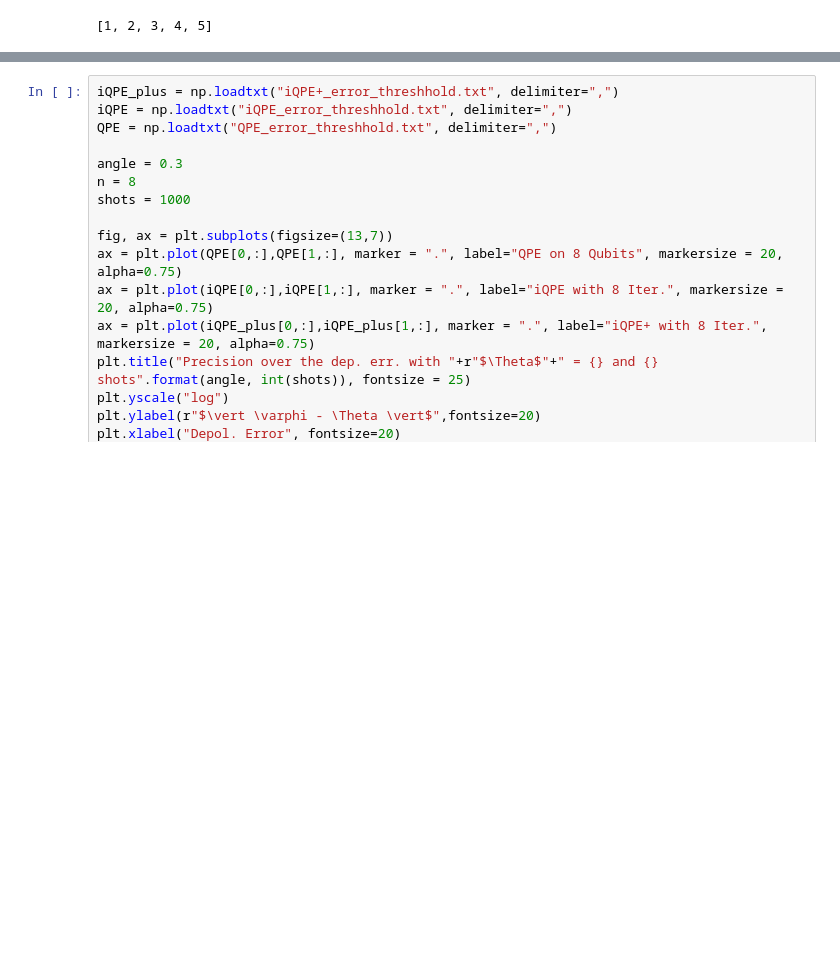
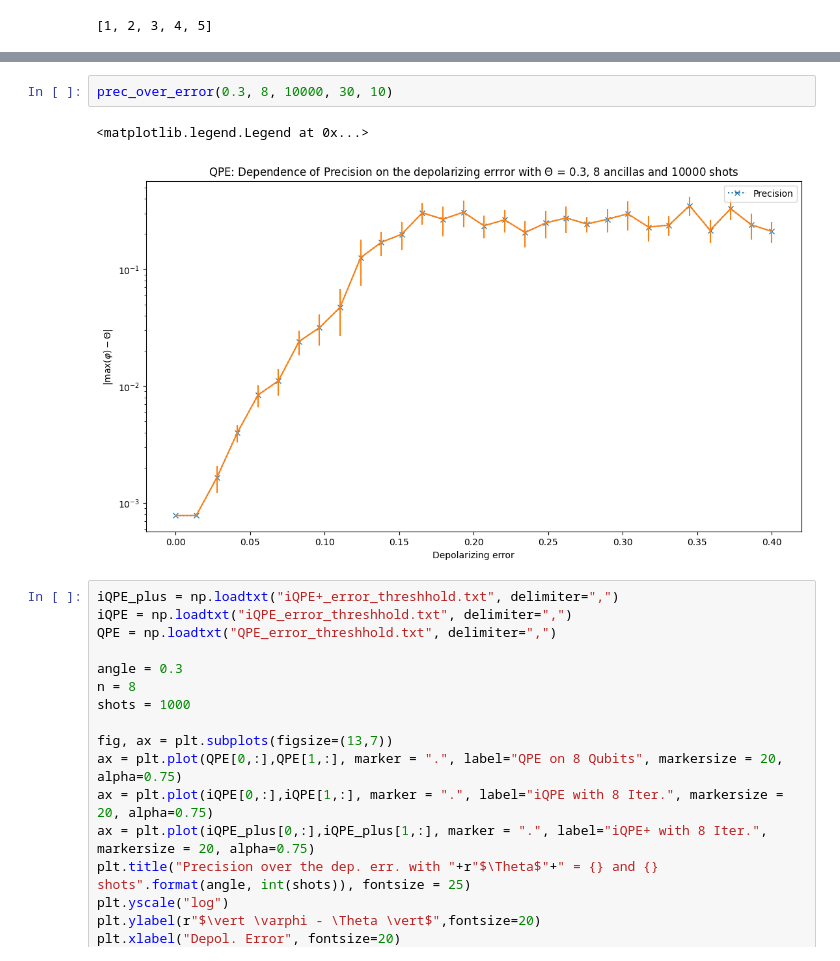
Before and after one commit to RicemanBoy/qc_researchproject, a Jupyter notebook: QPE.ipynb, the cells around one changed output, grey strips where cells are left out. Saved outputs shown, nothing was run; the diff lists cells and outputs as text; blank space fills up the shorter version.

```diff
--- a/QPE.ipynb
+++ b/QPE.ipynb
@@ -145,3 +148,8 @@ IndexError: index 5 is out of bounds for axis 0 with size 5
+# %%
+prec_over_error(0.3, 8, 10000, 30, 10)
+# %% [output]
+<matplotlib.legend.Legend at 0x...>
+[figure, added]
 # %%
 iQPE_plus = np.loadtxt("iQPE+_error_threshhold.txt", delimiter=",")
 iQPE = np.loadtxt("iQPE_error_threshhold.txt", delimiter=",")
```
Also changed, not shown: parts of 3 cells of this notebook, 4 other files.
